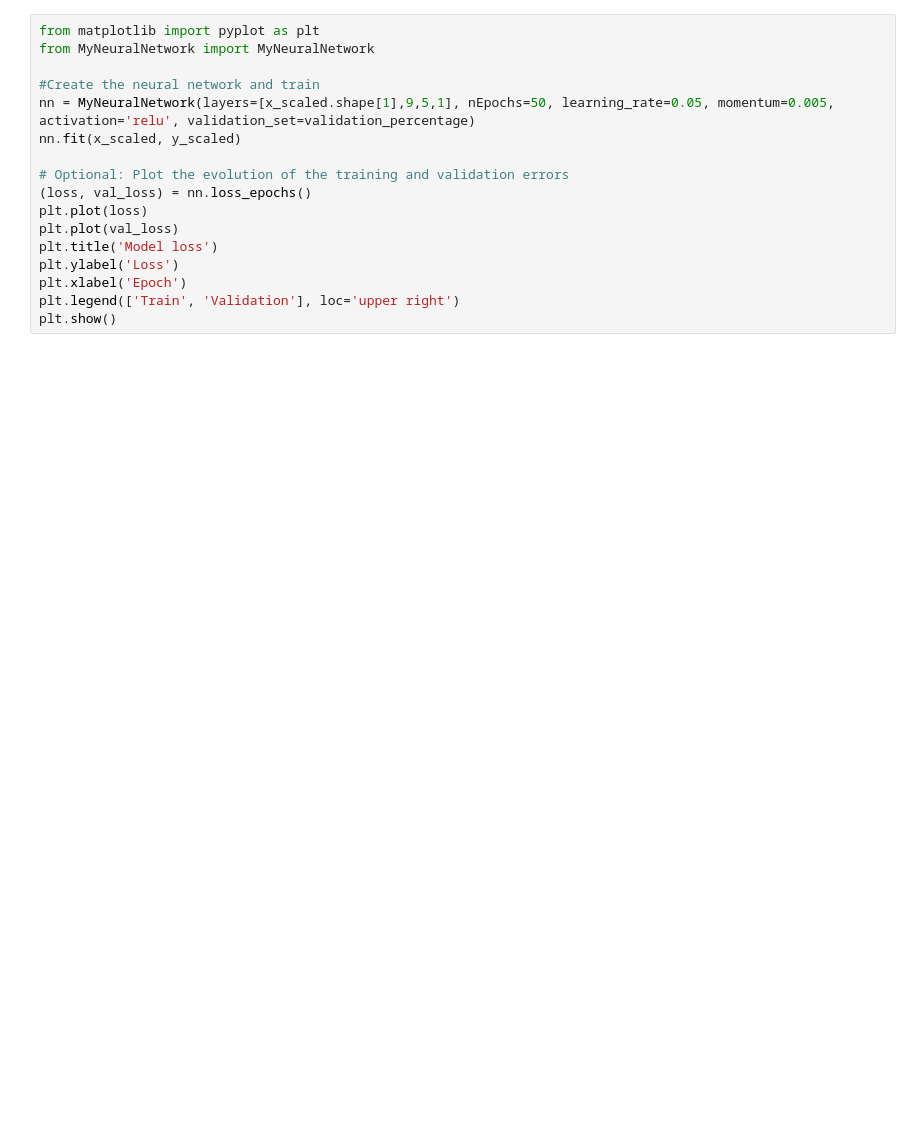
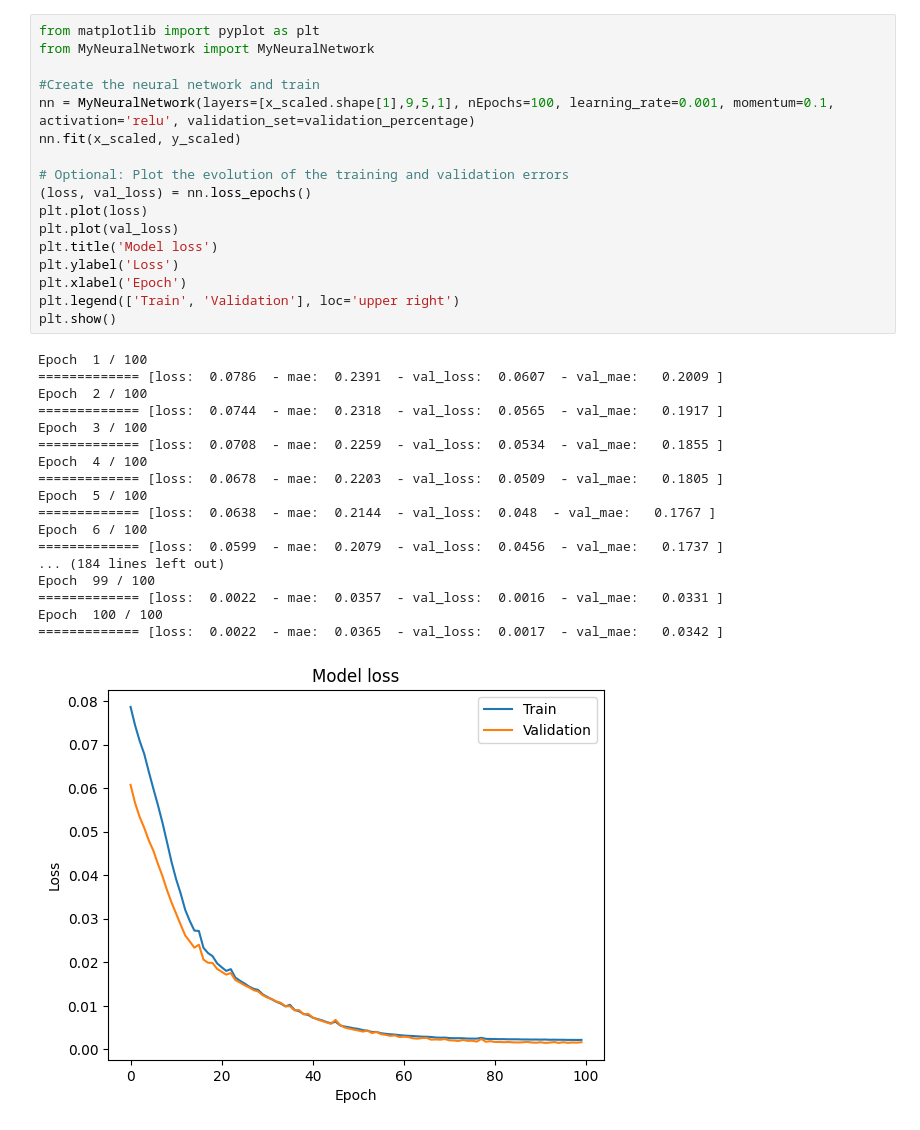
Before and after one commit to danielDiezURV/A1_Back_Propagation, a Jupyter notebook: NN-A1_turbine-Test.ipynb, the cells around one changed output. Saved outputs shown, nothing was run; the diff lists cells and outputs as text; blank space fills up the shorter version.

```diff
--- a/NN-A1_turbine-Test.ipynb
+++ b/NN-A1_turbine-Test.ipynb
@@ -17,20 +17,39 @@ validation_percentage=0.15
 # %%
 from matplotlib import pyplot as plt
 from MyNeuralNetwork import MyNeuralNetwork
 
 #Create the neural network and train
-nn = MyNeuralNetwork(layers=[x_scaled.shape[1],9,5,1], nEpochs=50, learning_rate=0.05, momentum=0.005, activation='relu', validation_set=validation_percentage)
+nn = MyNeuralNetwork(layers=[x_scaled.shape[1],9,5,1], nEpochs=100, learning_rate=0.001, momentum=0.1, activation='relu', validation_set=validation_percentage)
 nn.fit(x_scaled, y_scaled)
 
 # Optional: Plot the evolution of the training and validation errors
 (loss, val_loss) = nn.loss_epochs()
 plt.plot(loss)
 plt.plot(val_loss)
 plt.title('Model loss')
 plt.ylabel('Loss')
 plt.xlabel('Epoch')
 plt.legend(['Train', 'Validation'], loc='upper right')
 plt.show()
+# %% [output]
+Epoch  1 / 100
+============= [loss:  0.0786  - mae:  0.2391  - val_loss:  0.0607  - val_mae:   0.2009 ]
+Epoch  2 / 100
+============= [loss:  0.0744  - mae:  0.2318  - val_loss:  0.0565  - val_mae:   0.1917 ]
+Epoch  3 / 100
+============= [loss:  0.0708  - mae:  0.2259  - val_loss:  0.0534  - val_mae:   0.1855 ]
+Epoch  4 / 100
+============= [loss:  0.0678  - mae:  0.2203  - val_loss:  0.0509  - val_mae:   0.1805 ]
+Epoch  5 / 100
+============= [loss:  0.0638  - mae:  0.2144  - val_loss:  0.048  - val_mae:   0.1767 ]
+Epoch  6 / 100
+============= [loss:  0.0599  - mae:  0.2079  - val_loss:  0.0456  - val_mae:   0.1737 ]
+... (184 lines left out)
+Epoch  99 / 100
+============= [loss:  0.0022  - mae:  0.0357  - val_loss:  0.0016  - val_mae:   0.0331 ]
+Epoch  100 / 100
+============= [loss:  0.0022  - mae:  0.0365  - val_loss:  0.0017  - val_mae:   0.0342 ]
+[figure, added]
 # %%
 from sklearn.model_selection import train_test_split
 from sklearn.metrics import *
```
Also changed, not shown: parts of 2 cells of this notebook, 2 other files.
